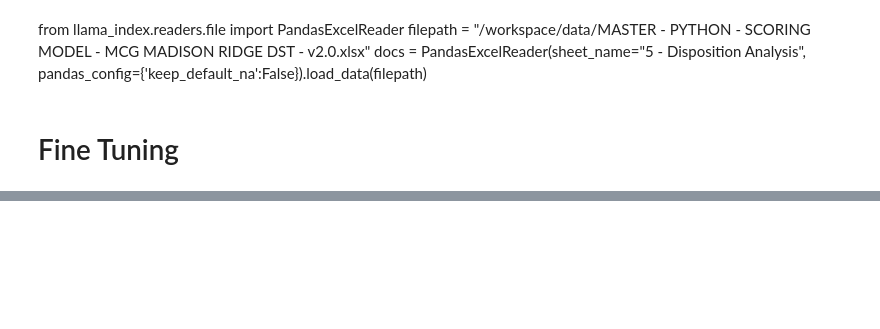
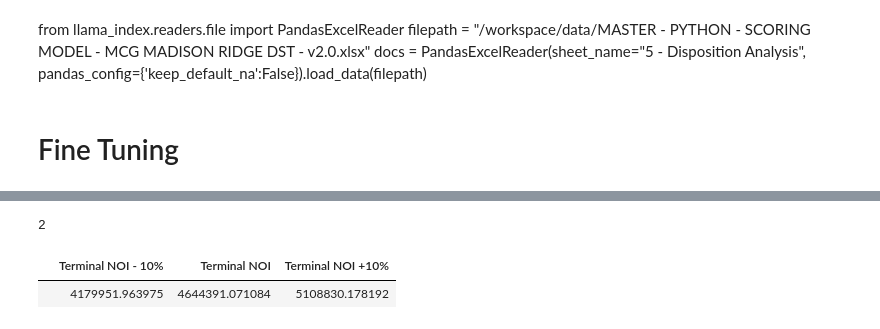
Before and after one commit to learnbott/agentic-ai, a Jupyter notebook: dspy_multiagent_fine_tune.ipynb, the cells around one changed output, grey strips where cells are left out. Cells and saved outputs as stored; diff of their text form; code cells hidden in the pictures; blank space fills up the shorter version.

```diff
--- a/dspy_multiagent_fine_tune.ipynb
+++ b/dspy_multiagent_fine_tune.ipynb
@@ -211,3 +310,38 @@ for row,col in ground_truth.iterrows():
+# %%
+def split_tables(df_to_split, gap):
+    df = df_to_split.copy()
+    non_empty_rows = ~df.isna().all(axis=1)
+    non_empty_rows_indices = non_empty_rows[non_empty_rows].index
+    starts = [non_empty_rows_indices[0]]
+    ends = []
+    for first, second in zip(non_empty_rows_indices[:-1], non_empty_rows_indices[1:]):
+        if second - first > gap:
+            ends.append(first+1)
+            starts.append(second)
+    ends.append(None)
+    df.index = df.iloc[:,0].fillna("")
+    df = df.iloc[:,1:]
+    df.index.name = None
+    tables = [df.iloc[start:end].dropna(axis=1, how='all') for start, end in zip(starts, ends)]
+    new_tables = []
+    for table in tables:
+        table.columns = table.iloc[0].fillna("")
+        table = table.iloc[1:]
+        new_tables.append(table)
+    return new_tables
+# %%
+dfs = pd.read_excel(filepath, sheet_name="5 - Disposition Analysis", header=None)
+
+listdfs = split_tables(dfs, 2)
+# %%
+len(listdfs)
+# %% [output]
+2
+# %%
+listdfs[1]
+# %% [output]
+|  | Terminal NOI - 10% | Terminal NOI | Terminal NOI +10% |
+|  | 4179951.963975 | 4644391.071084 | 5108830.178192 |
 # %%
 # dfs_str = get_csv_string(dfs)
 num_rounds = 10
```
Also changed, not shown: parts of 8 cells of this notebook.
